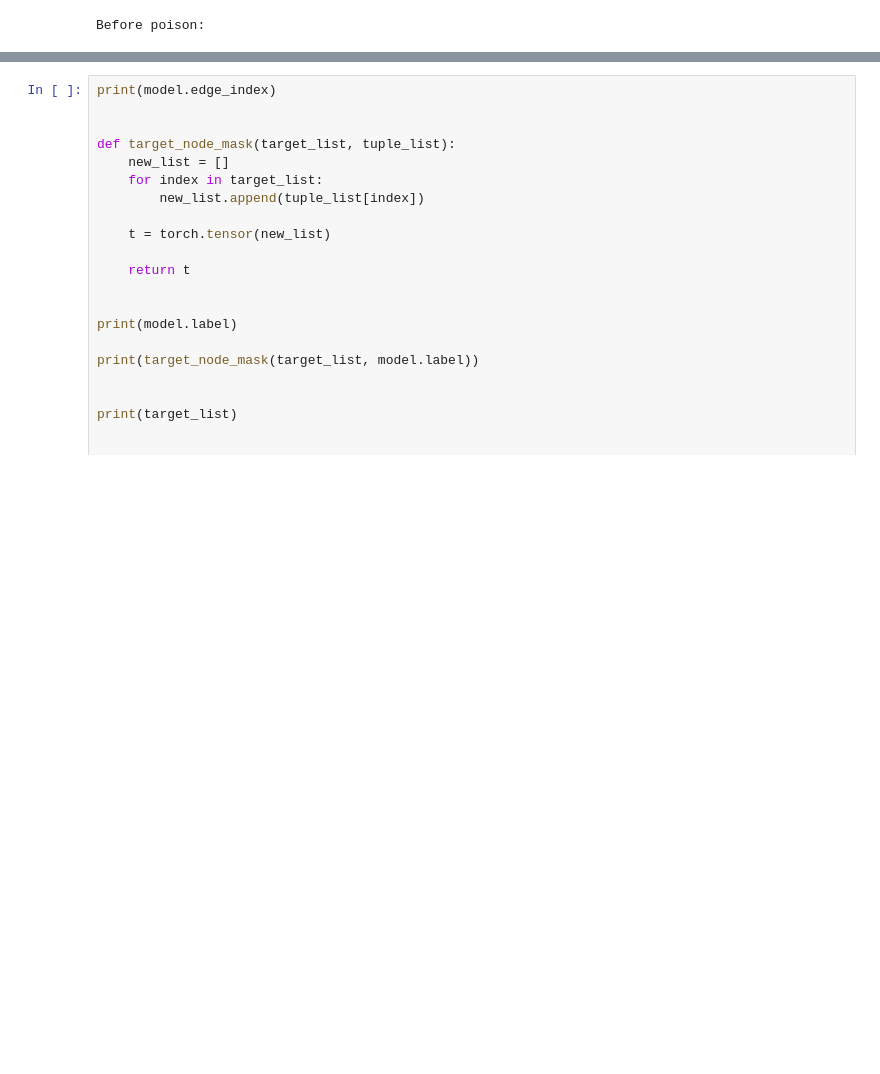
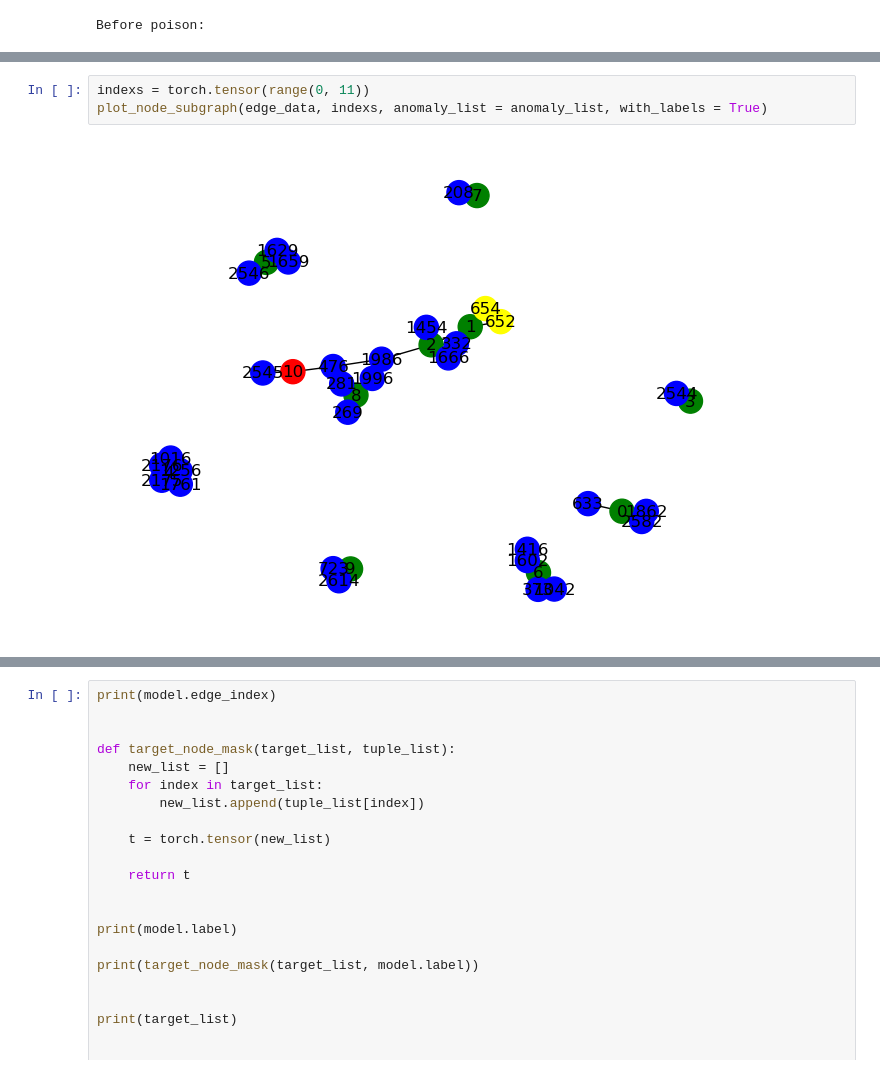
Before and after one commit to Grace-Melchiors/AAU-Dat6-Poison-GAD, a Jupyter notebook: Defence/grace.ipynb, the cells around one changed output, grey strips where cells are left out. Cells and saved outputs as stored; diff of their text form; blank space fills up the shorter version.

```diff
--- a/Defence/grace.ipynb
+++ b/Defence/grace.ipynb
@@ -378,0 +422,5 @@ tensor(indices=tensor([[   0,    0,    0,  ..., 2707, 2707, 2707],
+# %%
+indexs = torch.tensor(range(0, 11))
+plot_node_subgraph(edge_data, indexs, anomaly_list = anomaly_list, with_labels = True)
+# %% [output]
+[figure, added]
```
Also changed, not shown: parts of 7 cells of this notebook, 2 other files.
